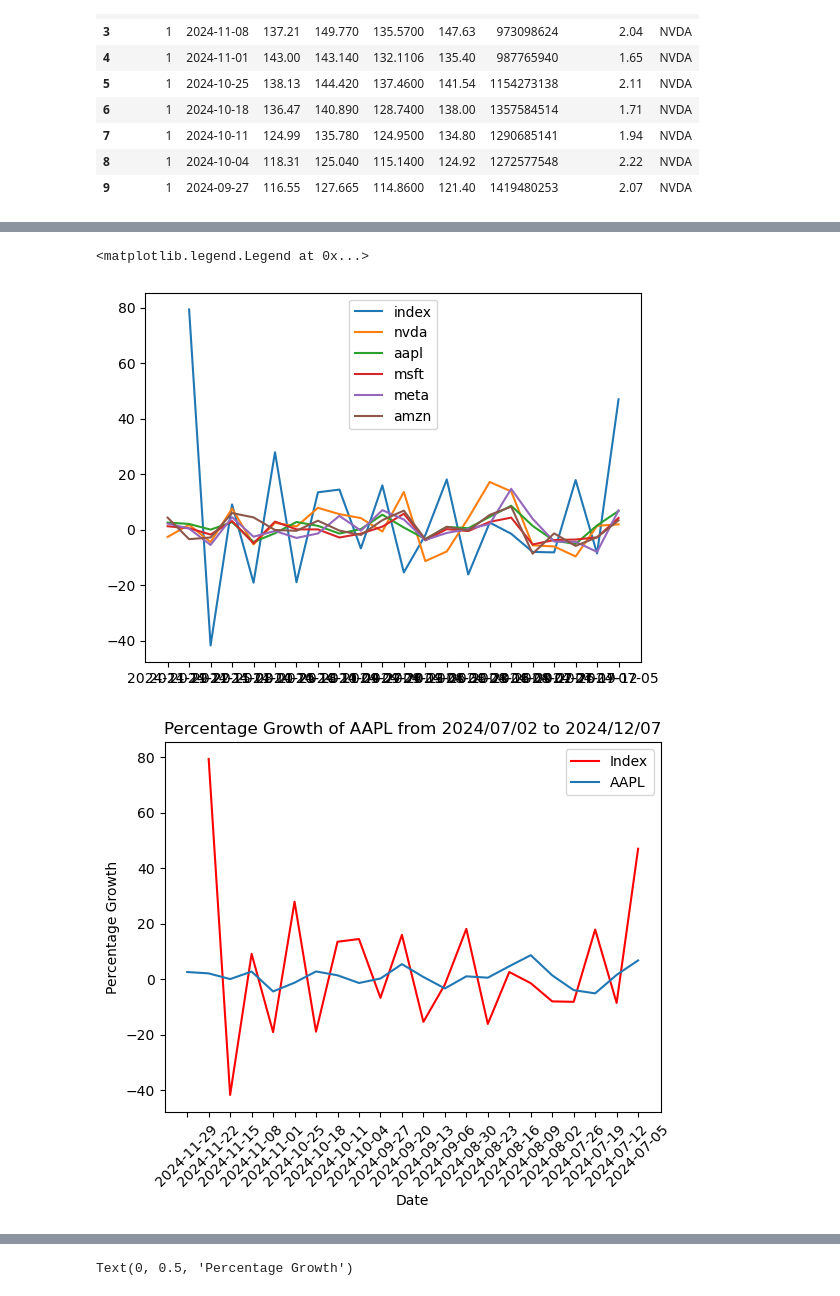
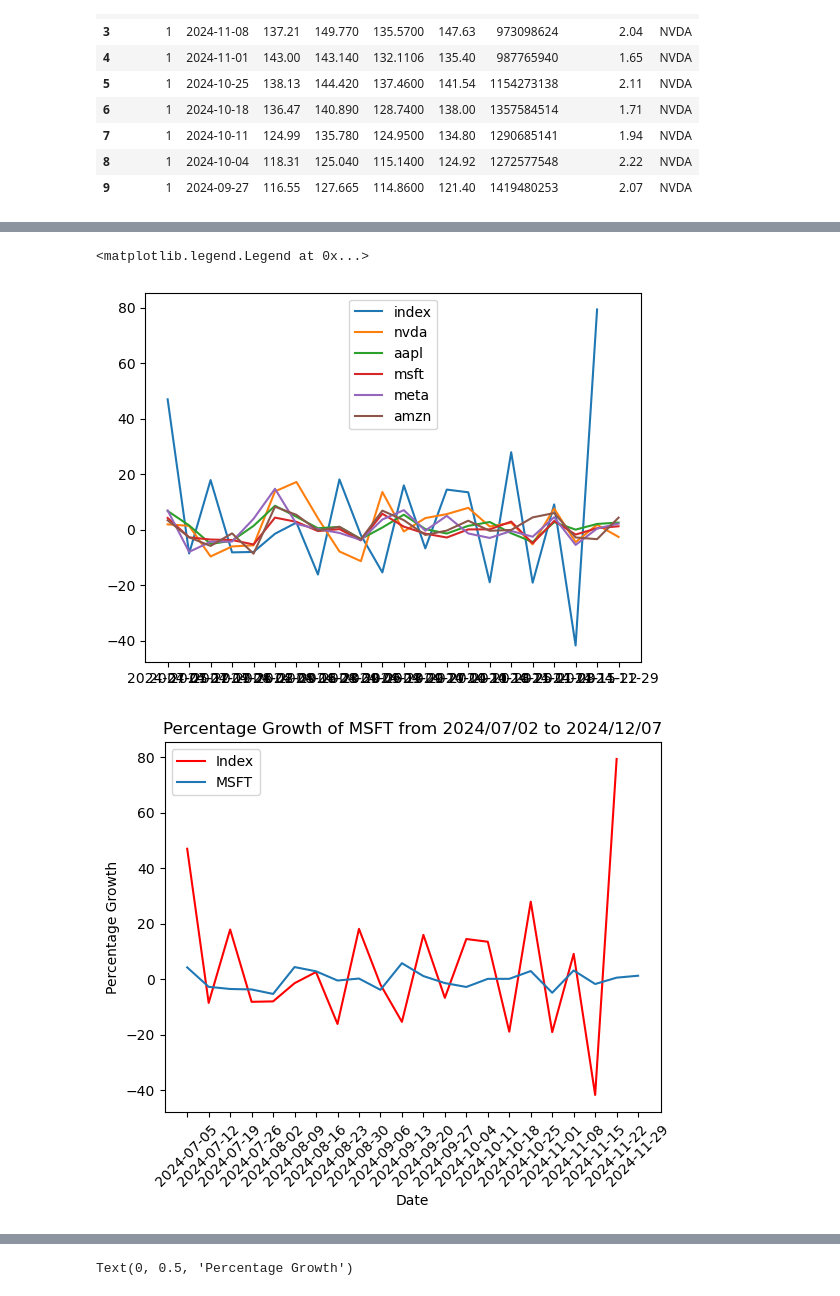
Before and after one commit to nicklo0531/si206_final_project, a Jupyter notebook: FINAL/visualization.ipynb, the cells around one changed output, grey strips where cells are left out. Saved outputs shown, nothing was run; the diff lists cells and outputs as text; code cells hidden in the pictures.

```diff
--- a/FINAL/visualization.ipynb
+++ b/FINAL/visualization.ipynb
@@ -39,26 +39,33 @@ nvda_joined_df = joined_df[joined_df['ticker'] == 'NVDA']
 nvda_joined_df['percentage_growth_stock'] = round(((nvda_joined_df['close'] - nvda_joined_df['open']) / nvda_joined_df['open']) * 100, 2)
 nvda_joined_df['percentage_growth_index'] = nvda_joined_df['index_value'].pct_change() * 100
 filtered_nvda_joined_df = nvda_joined_df[(nvda_joined_df['date'] >= start_date) & (nvda_joined_df['date'] <= end_date)]
+filtered_nvda_joined_df.sort_values(by='date', inplace=True)
+
 
 aapl_joined_df = joined_df[joined_df['ticker'] == 'AAPL']
 aapl_joined_df['percentage_growth_stock'] = round(((aapl_joined_df['close'] - aapl_joined_df['open']) / aapl_joined_df['open']) * 100, 2)
 aapl_joined_df['percentage_growth_index'] = aapl_joined_df['index_value'].pct_change() * 100
 filtered_aapl_joined_df = aapl_joined_df[(aapl_joined_df['date'] >= start_date) & (aapl_joined_df['date'] <= end_date)]
+filtered_aapl_joined_df.sort_values(by='date', inplace=True)
 
 msft_joined_df = joined_df[joined_df['ticker'] == 'MSFT']
 msft_joined_df['percentage_growth_stock'] = round(((msft_joined_df['close'] - msft_joined_df['open']) / msft_joined_df['open']) * 100, 2)
 msft_joined_df['percentage_growth_index'] = msft_joined_df['index_value'].pct_change() * 100
 filtered_msft_joined_df = msft_joined_df[(msft_joined_df['date'] >= start_date) & (msft_joined_df['date'] <= end_date)]
+filtered_msft_joined_df.sort_values(by='date', inplace=True)
 
 meta_joined_df = joined_df[joined_df['ticker'] == 'META']
 meta_joined_df['percentage_growth_stock'] = round(((meta_joined_df['close'] - meta_joined_df['open']) / meta_joined_df['open']) * 100, 2)
 meta_joined_df['percentage_growth_index'] = meta_joined_df['index_value'].pct_change() * 100
 filtered_meta_joined_df = meta_joined_df[(meta_joined_df['date'] >= start_date) & (meta_joined_df['date'] <= end_date)]
+filtered_meta_joined_df.sort_values(by='date', inplace=True)
 
 amzn_joined_df = joined_df[joined_df['ticker'] == 'AMZN']
 amzn_joined_df['percentage_growth_stock'] = round(((amzn_joined_df['close'] - amzn_joined_df['open']) / amzn_joined_df['open']) * 100, 2)
 amzn_joined_df['percentage_growth_index'] = amzn_joined_df['index_value'].pct_change() * 100
 filtered_amzn_joined_df = amzn_joined_df[(amzn_joined_df['date'] >= start_date) & (amzn_joined_df['date'] <= end_date)]
+filtered_amzn_joined_df.sort_values(by='date', inplace=True)
+filtered_aapl_joined_df
 # %% [output]
 A value is trying to be set on a copy of a slice from a DataFrame.
 Try using .loc[row_indexer,col_indexer] = value instead
@@ -121,26 +145,26 @@ plt.plot(filtered_amzn_joined_df['date'], filtered_amzn_joined_df['percentage_gr
 plt.legend(['index', 'nvda', 'aapl', 'msft', 'meta', 'amzn'])
 # %% [output]
 <matplotlib.legend.Legend at 0x...>
-[figure, old version]
+[figure, new version]
 # %%
 # VISUALIZATION 1
 # df dict
 df_dict = {'NVDA': filtered_nvda_joined_df, 'AAPL': filtered_aapl_joined_df, 'MSFT': filtered_msft_joined_df, 'META': filtered_meta_joined_df, 'AMZN': filtered_amzn_joined_df}
 
 # company_symbol: NVDA, AAPL, MSFT, META, AMZN
 def graph_index_stock(company_symbol):
     if company_symbol in df_dict:
         df = df_dict[company_symbol]
         plt.plot(df['date'], df['percentage_growth_index'], color='red')
         plt.plot(df['date'], df['percentage_growth_stock'])
         plt.legend(['Index', company_symbol])
         plt.xticks(rotation=45)
         plt.title("Percentage Growth of " + company_symbol + " from 2024/07/02 to 2024/12/07")
         plt.xlabel("Date")
         plt.ylabel("Percentage Growth")
-graph_index_stock('AAPL')
+graph_index_stock('MSFT')
 # %% [output]
-[figure, old version]
+[figure, new version]
 # %%
 # VISUALIZATION 2
 sentiment_df
```
Also changed, not shown: parts of 4 cells of this notebook, 6 other files.
